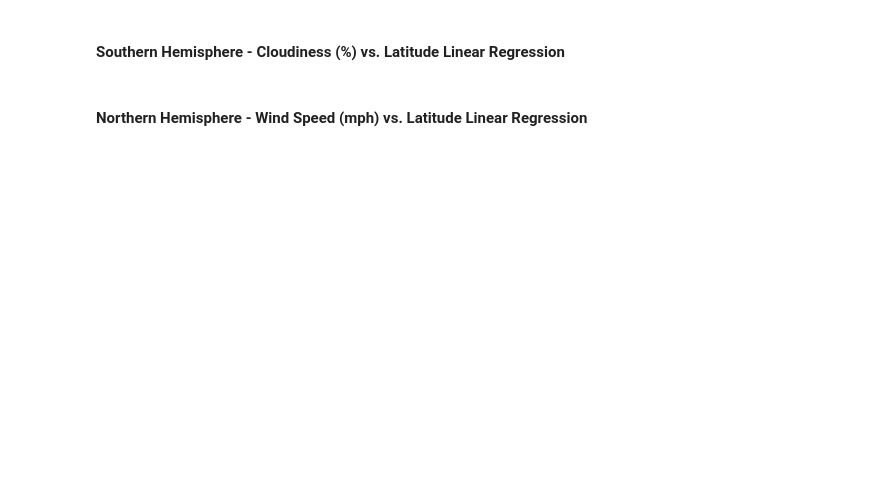
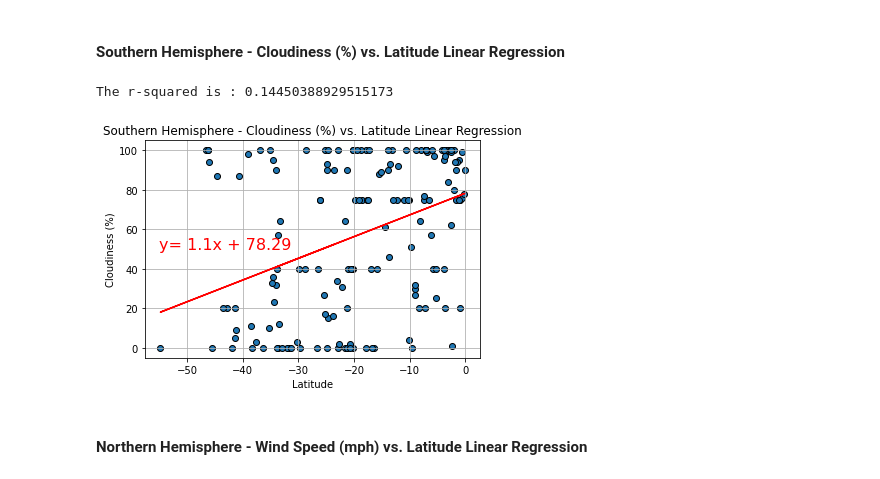
Before and after one commit to chiiliensun/PythonAPIs, a Jupyter notebook: WeatherPy/WeatherPy_code.ipynb, the cells around one changed output. Saved outputs shown, nothing was run; the diff lists cells and outputs as text; code cells hidden in the pictures; blank space fills up the shorter version.

```diff
--- a/WeatherPy/WeatherPy_code.ipynb
+++ b/WeatherPy/WeatherPy_code.ipynb
@@ -327,4 +359,17 @@ The r-squared is : 0.1199840100126465
 # %% [markdown]
 #### Southern Hemisphere - Cloudiness (%) vs. Latitude Linear Regression
+# %%
+eq6 = linear_regress(southern_hemis_df['Lat'], southern_hemis_df['Cloudiness (%)'])
+annotate(eq6, -55, 50)
+plt.title('Southern Hemisphere - Cloudiness (%) vs. Latitude Linear Regression')
+plt.xlabel('Latitude')
+plt.ylabel('Cloudiness (%)')
+plt.grid(which='major', linestyle='-')
+plt.grid(which='minor', linestyle=':')
+plt.savefig('../Images/SH_cloudVlat_linear')
+plt.show()
+# %% [output]
+The r-squared is : 0.14450388929515173
+[figure, added]
 # %% [markdown]
 #### Northern Hemisphere - Wind Speed (mph) vs. Latitude Linear Regression
```
Also changed, not shown: parts of 7 cells of this notebook, 8 other files.
